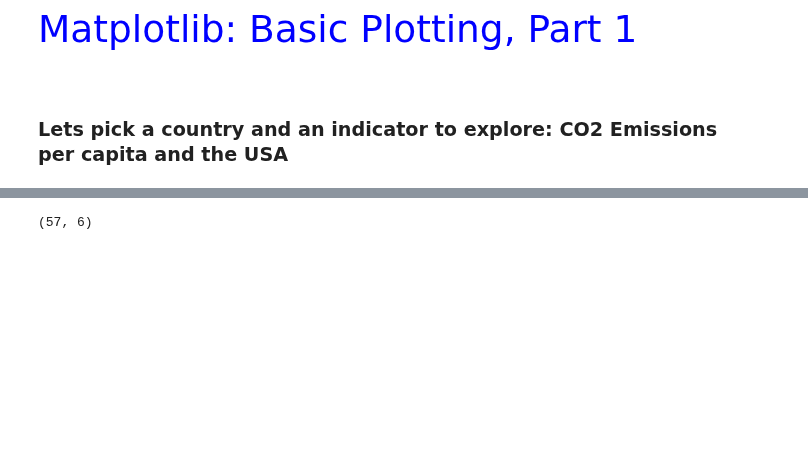
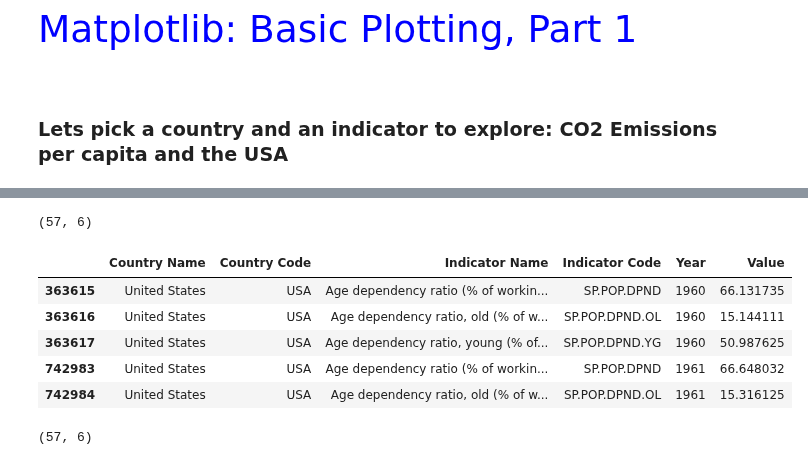
Before and after one commit to AkanchhaChoudhary/UCSanDiegoX-s-Data-Science-MicroMasters, a Jupyter notebook: Python_for_Data_Science/week-5/05a_Matplotlib_Notebook.ipynb, the cells around one changed output, grey strips where cells are left out. Saved outputs shown, nothing was run; the diff lists cells and outputs as text; code cells hidden in the pictures; blank space fills up the shorter version.

```diff
--- a/Python_for_Data_Science/week-5/05a_Matplotlib_Notebook.ipynb
+++ b/Python_for_Data_Science/week-5/05a_Matplotlib_Notebook.ipynb
@@ -209,6 +227,28 @@ stage.head()
 | 1122490 | United States | USA | CO2 emissions (metric tons per ca... | EN.ATM.CO2E.PC | 1962 | 16.013937 |
 | 1501858 | United States | USA | CO2 emissions (metric tons per ca... | EN.ATM.CO2E.PC | 1963 | 16.482762 |
 | 1881226 | United States | USA | CO2 emissions (metric tons per ca... | EN.ATM.CO2E.PC | 1964 | 16.968119 |
+# %%
+stage.shape
+# %% [output]
+(57, 6)
+# %%
+hist_indicator2 = 'Age dependency ratio'
+hist_country2 = 'USA'
+
+mask3 = data['Indicator Name'].str.contains(hist_indicator2)
+mask4 = data['Country Code'].str.contains(hist_country2)
+
+# stage is just those indicators matching the USA for country code and CO2 emissions over time.
+stage2 = data[mask3 & mask4]
+# %%
+stage2.head()
+# %% [output]
+|  | Country Name | Country Code | Indicator Name | Indicator Code | Year | Value |
+| 363615 | United States | USA | Age dependency ratio (% of workin... | SP.POP.DPND | 1960 | 66.131735 |
+| 363616 | United States | USA | Age dependency ratio, old (% of w... | SP.POP.DPND.OL | 1960 | 15.144111 |
+| 363617 | United States | USA | Age dependency ratio, young (% of... | SP.POP.DPND.YG | 1960 | 50.987625 |
+| 742983 | United States | USA | Age dependency ratio (% of workin... | SP.POP.DPND | 1961 | 66.648032 |
+| 742984 | United States | USA | Age dependency ratio, old (% of w... | SP.POP.DPND.OL | 1961 | 15.316125 |
 # %%
 stage.shape
 # %% [output]
```
Also changed, not shown: parts of 4 cells of this notebook, 3 other files.
